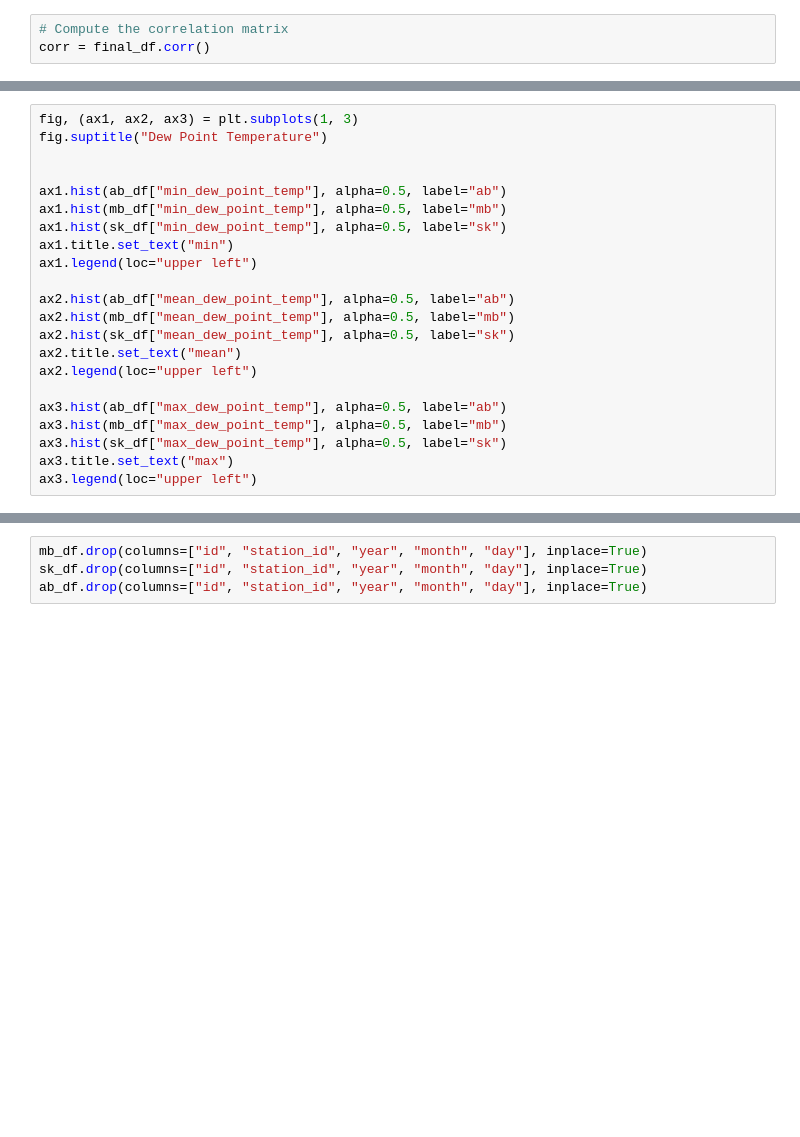
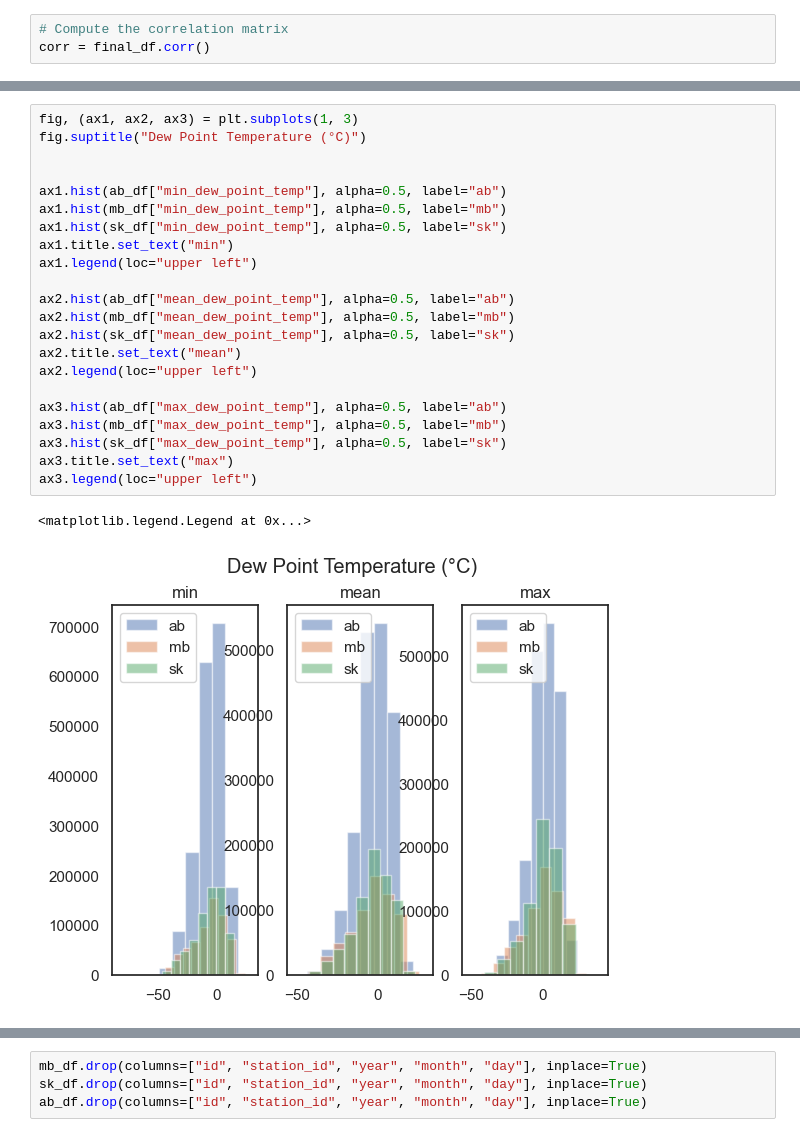
Before and after one commit to ChromaticPanic/CGC_Grain_Outcome_Predictions, a Jupyter notebook: src/WeatherStation/hlyDataVisualization.ipynb, the cells around one changed output, grey strips where cells are left out. Cells and saved outputs as stored; diff of their text form; blank space fills up the shorter version.

```diff
--- a/src/WeatherStation/hlyDataVisualization.ipynb
+++ b/src/WeatherStation/hlyDataVisualization.ipynb
@@ -124,24 +160,27 @@ ax3.legend(loc="upper left")
 # %%
 fig, (ax1, ax2, ax3) = plt.subplots(1, 3)
-fig.suptitle("Dew Point Temperature")
+fig.suptitle("Dew Point Temperature (°C)")
 
 
 ax1.hist(ab_df["min_dew_point_temp"], alpha=0.5, label="ab")
 ax1.hist(mb_df["min_dew_point_temp"], alpha=0.5, label="mb")
 ax1.hist(sk_df["min_dew_point_temp"], alpha=0.5, label="sk")
 ax1.title.set_text("min")
 ax1.legend(loc="upper left")
 
 ax2.hist(ab_df["mean_dew_point_temp"], alpha=0.5, label="ab")
 ax2.hist(mb_df["mean_dew_point_temp"], alpha=0.5, label="mb")
 ax2.hist(sk_df["mean_dew_point_temp"], alpha=0.5, label="sk")
 ax2.title.set_text("mean")
 ax2.legend(loc="upper left")
 
 ax3.hist(ab_df["max_dew_point_temp"], alpha=0.5, label="ab")
 ax3.hist(mb_df["max_dew_point_temp"], alpha=0.5, label="mb")
 ax3.hist(sk_df["max_dew_point_temp"], alpha=0.5, label="sk")
 ax3.title.set_text("max")
 ax3.legend(loc="upper left")
+# %% [output]
+<matplotlib.legend.Legend at 0x...>
+[figure, added]
 # %%
 fig, (ax1, ax2, ax3) = plt.subplots(1, 3)
```
Also changed, not shown: parts of 12 cells of this notebook, 11 other files.
